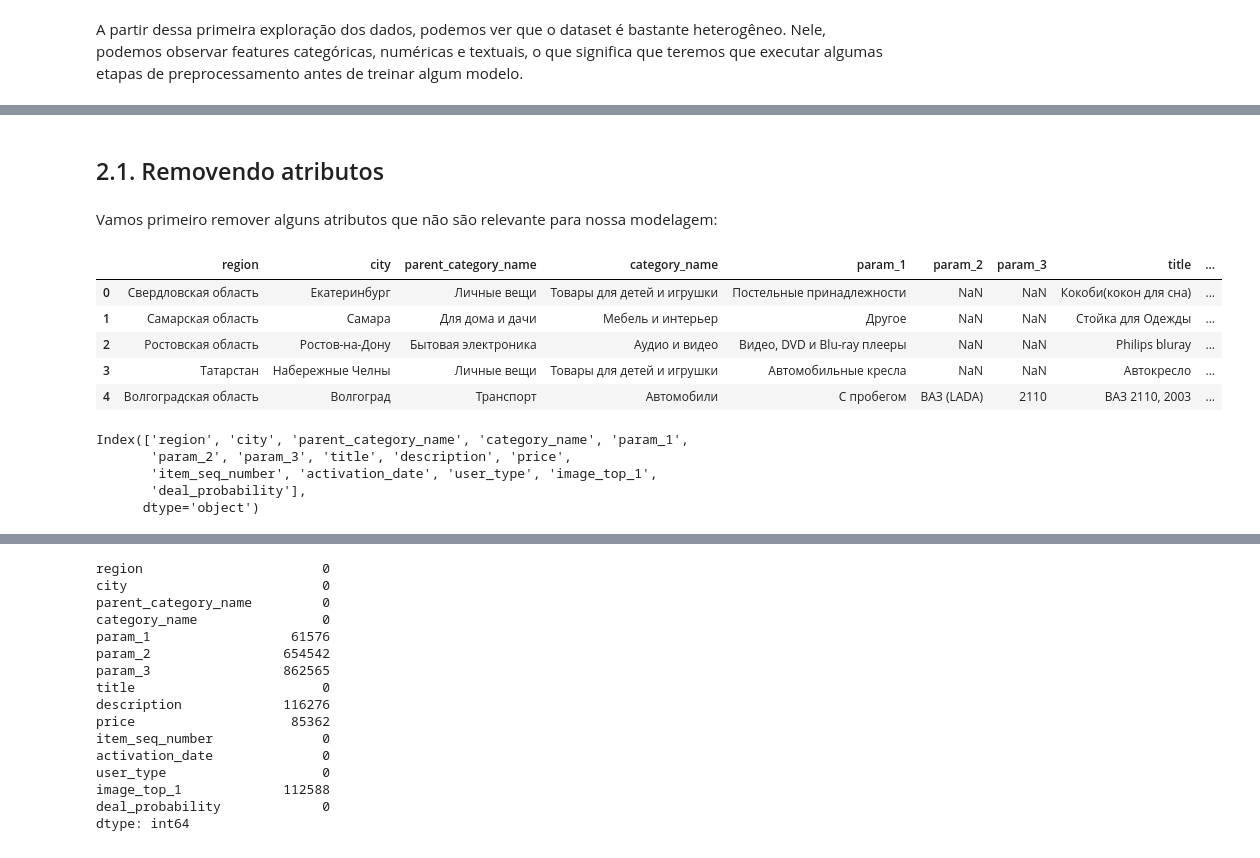
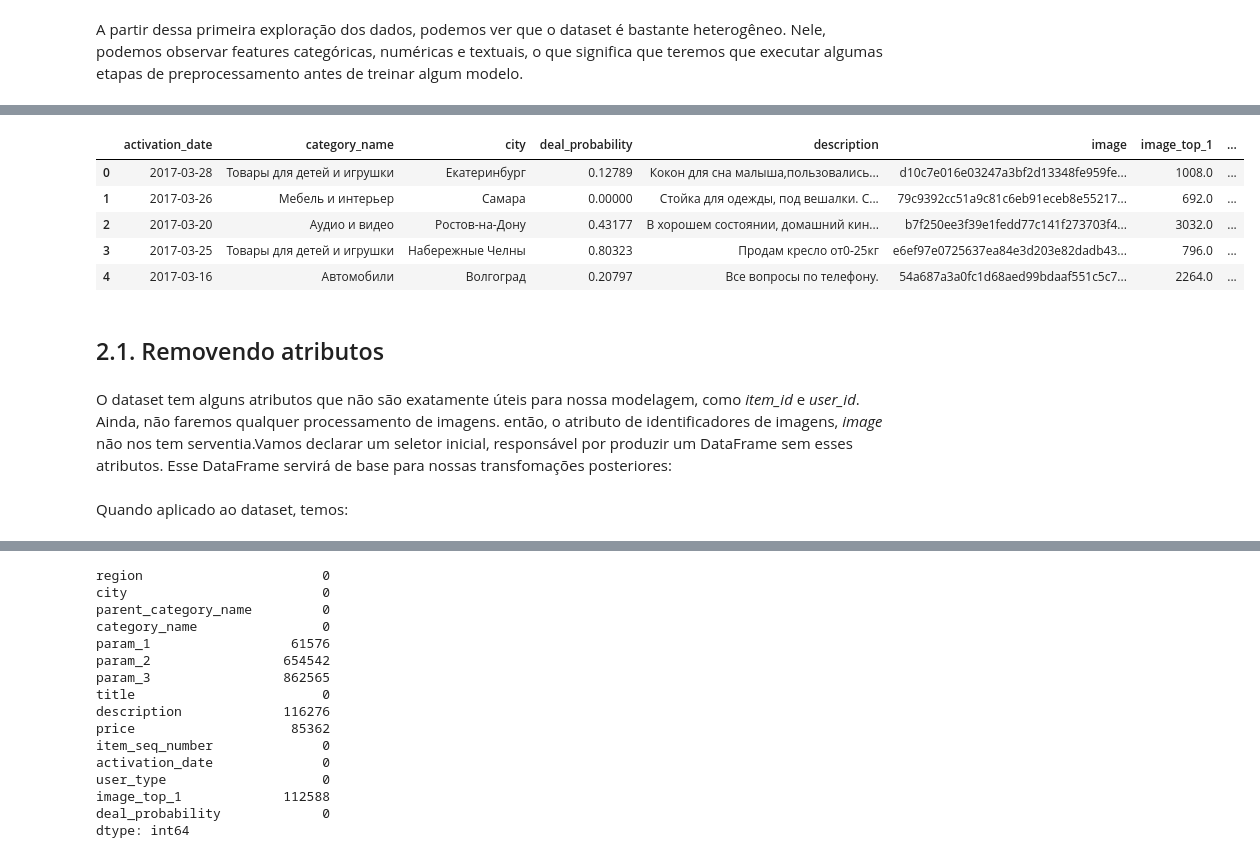
Before and after one commit to RafaelFK/avito_challenge, a Jupyter notebook: Avito Challenge Report.ipynb, the cells around one changed output, grey strips where cells are left out. Cells and saved outputs as stored; diff of their text form; code cells hidden in the pictures.

```diff
--- a/Avito Challenge Report.ipynb
+++ b/Avito Challenge Report.ipynb
@@ -150,5 +243,18 @@ A partir dessa primeira exploração dos dados, podemos ver que o dataset é bas
+# %%
+# Usando o transformador para ignorar colunas específicas
+selector = DataFrameSelector(df_train.columns.difference(['item_id', 'user_id', 'param_1', 'param_2', 'param_3']), as_df=True)
+X_test = selector.transform(df_train)
+# %%
+X_test.head()
+# %% [output]
+|  | activation_date | category_name | city | deal_probability | description | image | image_top_1 | ... |
+| 0 | 2017-03-28 | Товары для детей и игрушки | Екатеринбург | 0.12789 | Кокон для сна малыша,пользовались... | d10c7e016e03247a3bf2d13348fe959fe... | 1008.0 | ... |
+| 1 | 2017-03-26 | Мебель и интерьер | Самара | 0.00000 | Стойка для одежды, под вешалки. С... | 79c9392cc51a9c81c6eb91eceb8e55217... | 692.0 | ... |
+| 2 | 2017-03-20 | Аудио и видео | Ростов-на-Дону | 0.43177 | В хорошем состоянии, домашний кин... | b7f250ee3f39e1fedd77c141f273703f4... | 3032.0 | ... |
+| 3 | 2017-03-25 | Товары для детей и игрушки | Набережные Челны | 0.80323 | Продам кресло от0-25кг | e6ef97e0725637ea84e3d203e82dadb43... | 796.0 | ... |
+| 4 | 2017-03-16 | Автомобили | Волгоград | 0.20797 | Все вопросы по телефону. | 54a687a3a0fc1d68aed99bdaaf551c5c7... | 2264.0 | ... |
 # %% [markdown]
 ## 2.1. Removendo atributos
-# %% [markdown]
-Vamos primeiro remover alguns atributos que não são relevante para nossa modelagem:
+# %% [markdown]
+O dataset tem alguns atributos que não são exatamente úteis para nossa modelagem, como *item_id* e *user_id*. Ainda, não faremos qualquer processamento de imagens. então, o atributo de identificadores de imagens, *image* não nos tem serventia.Vamos declarar um seletor inicial, responsável por produzir um DataFrame sem esses atributos. Esse DataFrame servirá de base para nossas transfomações posteriores:
 # %%
@@ -156,17 +262,2 @@ df_train.drop(columns=['item_id', 'user_id', 'image'], inplace=True)
-# %%
-df_train.head(5)
-# %% [output]
-|  | region | city | parent_category_name | category_name | param_1 | param_2 | param_3 | title | ... |
-| 0 | Свердловская область | Екатеринбург | Личные вещи | Товары для детей и игрушки | Постельные принадлежности | NaN | NaN | Кокоби(кокон для сна) | ... |
-| 1 | Самарская область | Самара | Для дома и дачи | Мебель и интерьер | Другое | NaN | NaN | Стойка для Одежды | ... |
-| 2 | Ростовская область | Ростов-на-Дону | Бытовая электроника | Аудио и видео | Видео, DVD и Blu-ray плееры | NaN | NaN | Philips bluray | ... |
-| 3 | Татарстан | Набережные Челны | Личные вещи | Товары для детей и игрушки | Автомобильные кресла | NaN | NaN | Автокресло | ... |
-| 4 | Волгоградская область | Волгоград | Транспорт | Автомобили | С пробегом | ВАЗ (LADA) | 2110 | ВАЗ 2110, 2003 | ... |
-# %%
-df_train.columns
-# %% [output]
-Index(['region', 'city', 'parent_category_name', 'category_name', 'param_1',
-       'param_2', 'param_3', 'title', 'description', 'price',
-       'item_seq_number', 'activation_date', 'user_type', 'image_top_1',
-       'deal_probability'],
-      dtype='object')
+# %% [markdown]
+Quando aplicado ao dataset, temos:
```
Also changed, not shown: parts of 25 cells of this notebook.
